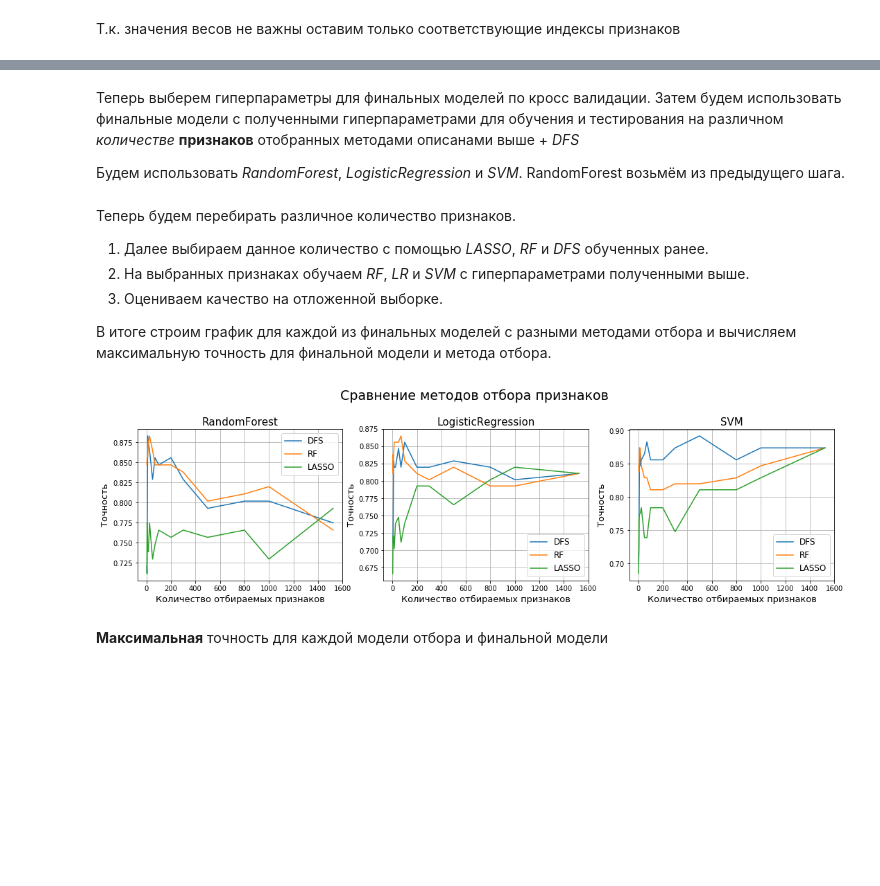
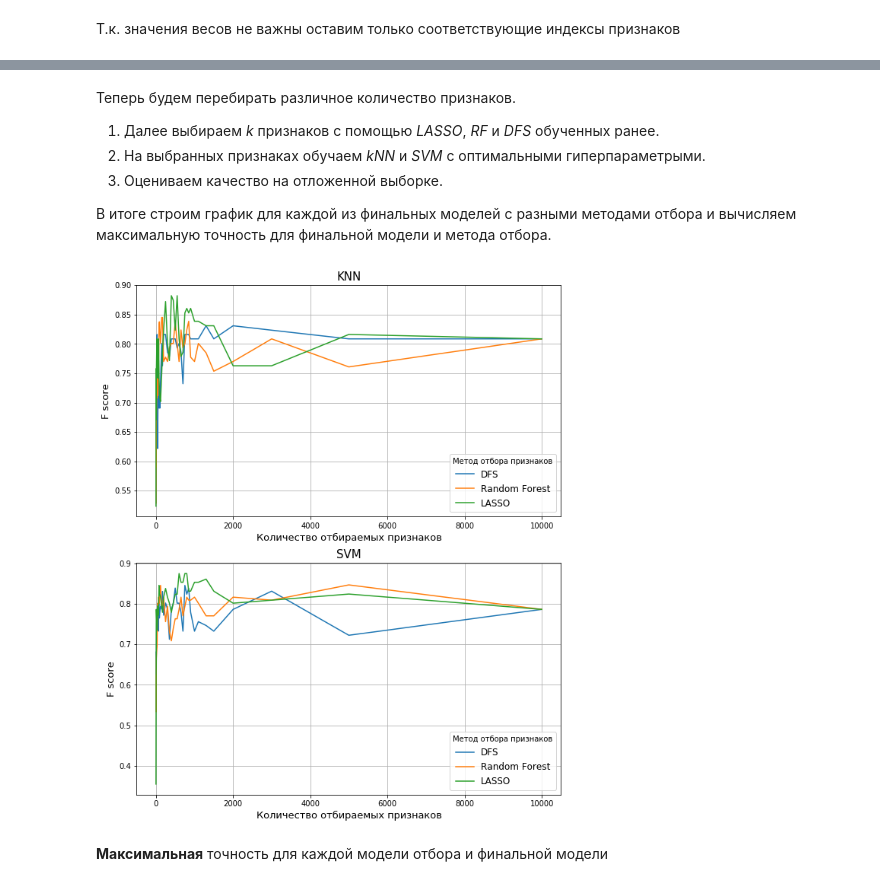
Before and after one commit to AleksandrRybin/MLTest, a Jupyter notebook: DFSResearch.ipynb, the cells around one changed output, grey strips where cells are left out. Cells and saved outputs as stored; diff of their text form; code cells hidden in the pictures; blank space fills up the shorter version.

```diff
--- a/DFSResearch.ipynb
+++ b/DFSResearch.ipynb
@@ -73,7 +93,7 @@ class DeepDFS(nn.Module):
 class DFSExperimentDataSet(torch_data_utils.Dataset):
     def __init__(self, data, labels):
         self.data = torch.tensor(data, dtype=torch.float)
-        self.labels = torch.tensor(labels)
+        self.labels = torch.tensor(labels, dtype=torch.long)
 
         self.length = self.data.shape[0]
 
@@ -240,0 +257,13 @@ dfs_importance_features = [feature[1] for feature in dfs_importance_features]
+# %%
+lasso_param_grid = {
+    'C': [10, 1.0, 0.7, 0.5, 0.3, 1e-2, 1e-3, 1e-4]
+}
+
+lasso_gs = model_selection.GridSearchCV(linear_model.LogisticRegression(class_weight='balanced', penalty='l1',
+                                                                        solver='liblinear', random_state=g_random_state),
+                                        lasso_param_grid, scoring=fbeta_cv_metric,
+                                        cv=3, n_jobs=-1, verbose=0, iid=True)
+lasso_gs.fit(X_train, y_train)
+
+# LASSO модель для отбора признаков
+best_lasso_select = lasso_gs.best_estimator_
@@ -270,4 +285,0 @@ best_rf_params = gs.best_params_
-# %% [markdown]
-Теперь выберем гиперпараметры для финальных моделей по кросс валидации. Затем будем использовать финальные модели с полученными гиперпараметрами для обучения и тестирования на различном *количестве* **признаков** отобранных методами описанами выше + *DFS*
-
-Будем использовать *RandomForest*, *LogisticRegression* и *SVM*. RandomForest возьмём из предыдущего шага.
@@ -298,8 +286,8 @@ best_lr_params = gs.best_params_
 # %% [markdown]
 Теперь будем перебирать различное количество признаков.
 
-1. Далее выбираем данное количество с помощью *LASSO*, *RF* и *DFS* обученных ранее.
-2. На выбранных признаках обучаем *RF*, *LR* и *SVM* с гиперпараметрами полученными выше.
+1. Далее выбираем *k* признаков с помощью *LASSO*, *RF* и *DFS* обученных ранее.
+2. На выбранных признаках обучаем *kNN* и *SVM* с оптимальными гиперпараметрыми.
 3. Оцениваем качество на отложенной выборке.
 
 В итоге строим график для каждой из финальных моделей с разными методами отбора и вычисляем максимальную точность для финальной модели и метода отбора.
@@ -374,41 +364,30 @@ for num in num_selected_features:
 # %%
-fig = plt.figure(figsize=(18, 4.5))
-fig.suptitle('Сравнение методов отбора признаков', fontsize=19)
+fig = plt.figure(figsize=(10, 12))
 fig.tight_layout()
-fig.subplots_adjust(top=0.8)
+fig.subplots_adjust(top=0.9)
 
-ax1 = fig.add_subplot(131)
-ax1.plot(num_selected_features, rf_result['dfs'], label='DFS')
-ax1.plot(num_selected_features, rf_result['rf'], label='RF')
-ax1.plot(num_selected_features, rf_result['lasso'], label='LASSO')
+ax1 = fig.add_subplot(211)
+ax1.plot(num_selected_features, knn_result['dfs'], label='DFS')
+ax1.plot(num_selected_features, knn_result['rf'], label='Random Forest')
+ax1.plot(num_selected_features, knn_result['lasso'], label='LASSO')
 ax1.set_xlabel('Количество отбираемых признаков', fontsize=13)
-ax1.set_ylabel('Точность', fontsize=13)
-ax1.set_title('RandomForest', fontsize=15)
-ax1.legend(fontsize=12)
+ax1.set_ylabel('F score', fontsize=13)
+ax1.set_title('KNN', fontsize=15)
+ax1.legend(fontsize=12, title='Метод отбора признаков')
 ax1.grid()
 
-ax2 = fig.add_subplot(132)
-ax2.plot(num_selected_features, lr_result['dfs'], label='DFS')
-ax2.plot(num_selected_features, lr_result['rf'], label='RF')
-ax2.plot(num_selected_features, lr_result['lasso'], label='LASSO')
+ax2 = fig.add_subplot(212)
+ax2.plot(num_selected_features, svc_result['dfs'], label='DFS')
+ax2.plot(num_selected_features, svc_result['rf'], label='Random Forest')
+ax2.plot(num_selected_features, svc_result['lasso'], label='LASSO')
 ax2.set_xlabel('Количество отбираемых признаков', fontsize=13)
-ax2.set_ylabel('Точность', fontsize=13)
-ax2.set_title('LogisticRegression', fontsize=15)
-ax2.legend(fontsize=12)
+ax2.set_ylabel('F score', fontsize=13)
+ax2.set_title('SVM', fontsize=15)
+ax2.legend(fontsize=12, title='Метод отбора признаков')
 ax2.grid()
 
-ax3 = fig.add_subplot(133)
-ax3.plot(num_selected_features, svc_result['dfs'], label='DFS')
-ax3.plot(num_selected_features, svc_result['rf'], label='RF')
-ax3.plot(num_selected_features, svc_result['lasso'], label='LASSO')
-ax3.set_xlabel('Количество отбираемых признаков', fontsize=13)
-ax3.set_ylabel('Точность', fontsize=13)
-ax3.set_title('SVM', fontsize=15)
-ax3.legend(fontsize=12)
-ax3.grid()
-
-plt.savefig('results.png')
+plt.savefig('results/merged_results.png')
 # %% [output]
-[figure, old version]
+[figure, new version]
 # %% [markdown]
 **Максимальная** точность для каждой модели отбора и финальной модели
```
Also changed, not shown: parts of 27 cells of this notebook, 4 other files.
